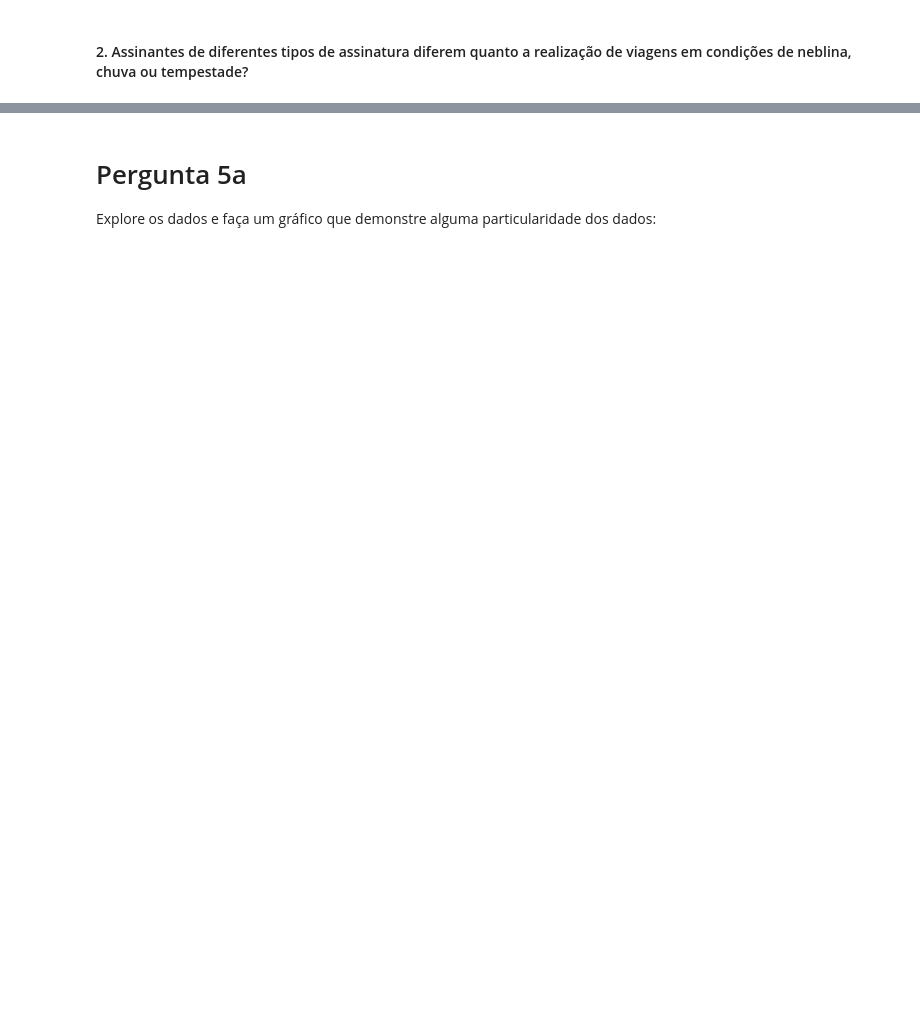
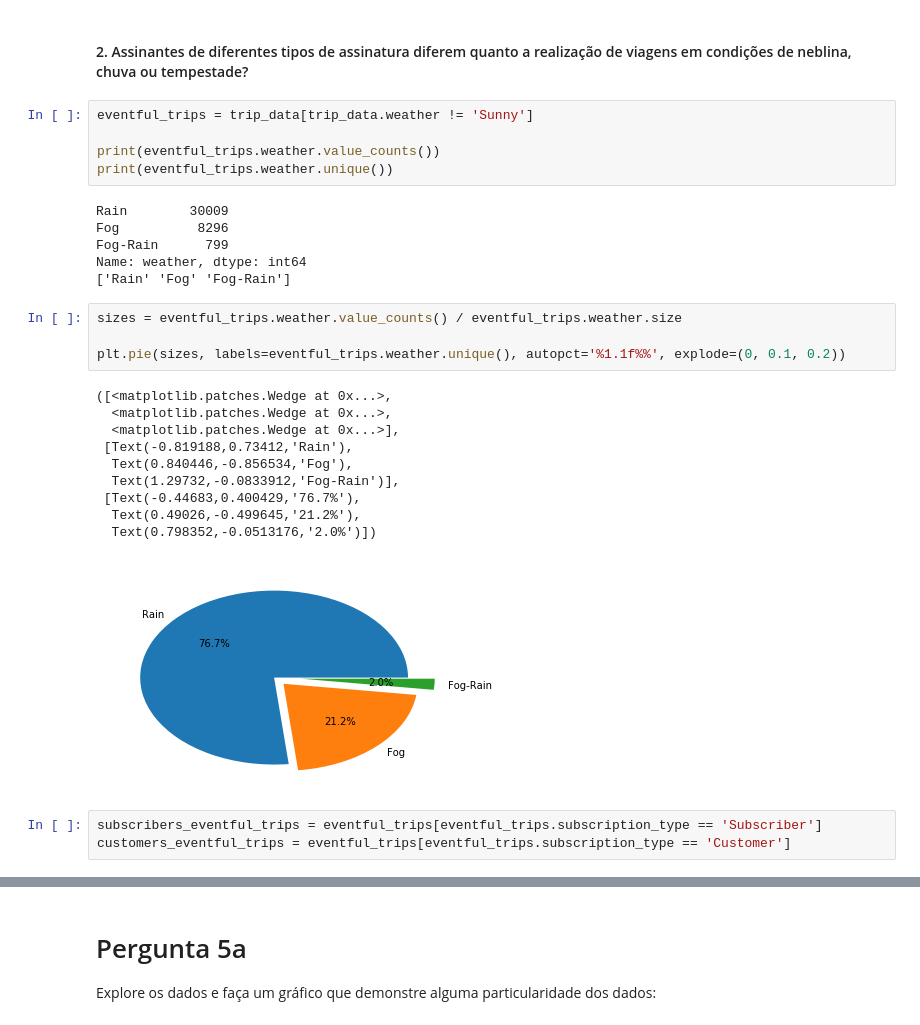
Before and after one commit to raphaelrrcoelho/bay-area-bike-share, a Jupyter notebook: Analise_Bay_Area_Bike_Share-NDFDSI.ipynb, the cells around one changed output, grey strips where cells are left out. Drawn from its saved outputs; the diff is of its cells as text; blank space fills up the shorter version.

```diff
--- a/Analise_Bay_Area_Bike_Share-NDFDSI.ipynb
+++ b/Analise_Bay_Area_Bike_Share-NDFDSI.ipynb
@@ -485,2 +511,31 @@ duration_stations_data.plot(title='Average + Median + Stations By City', kind='b
 # %% [markdown]
 #### 2. Assinantes de diferentes tipos de assinatura diferem quanto a realização de viagens em condições de neblina, chuva ou tempestade?
+# %%
+eventful_trips = trip_data[trip_data.weather != 'Sunny']
+
+print(eventful_trips.weather.value_counts())
+print(eventful_trips.weather.unique())
+# %% [output]
+Rain        30009
+Fog          8296
+Fog-Rain      799
+Name: weather, dtype: int64
+['Rain' 'Fog' 'Fog-Rain']
+# %%
+sizes = eventful_trips.weather.value_counts() / eventful_trips.weather.size
+
+plt.pie(sizes, labels=eventful_trips.weather.unique(), autopct='%1.1f%%', explode=(0, 0.1, 0.2))
+# %% [output]
+([<matplotlib.patches.Wedge at 0x...>,
+  <matplotlib.patches.Wedge at 0x...>,
+  <matplotlib.patches.Wedge at 0x...>],
+ [Text(-0.819188,0.73412,'Rain'),
+  Text(0.840446,-0.856534,'Fog'),
+  Text(1.29732,-0.0833912,'Fog-Rain')],
+ [Text(-0.44683,0.400429,'76.7%'),
+  Text(0.49026,-0.499645,'21.2%'),
+  Text(0.798352,-0.0513176,'2.0%')])
+[figure, added]
+# %%
+subscribers_eventful_trips = eventful_trips[eventful_trips.subscription_type == 'Subscriber']
+customers_eventful_trips = eventful_trips[eventful_trips.subscription_type == 'Customer']
```
Also changed, not shown: parts of 28 cells of this notebook, 2 other files.
